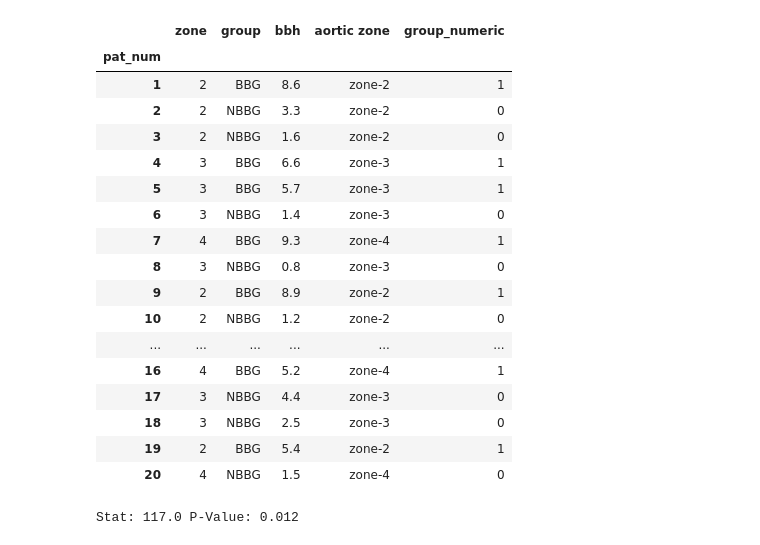
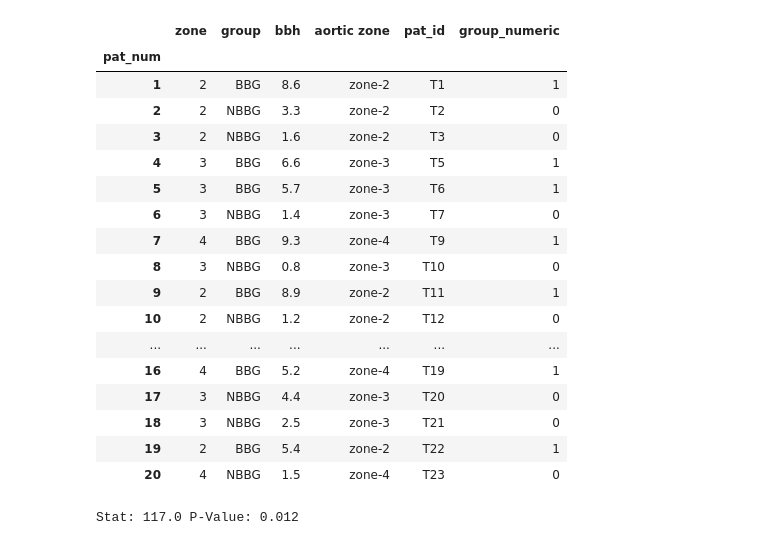
Before and after one commit to ninedigits/Bird-beak-Manuscript, a Jupyter notebook: python_code/Aortic Zone Testing.ipynb, the cells around one changed output. Saved outputs shown, nothing was run; the diff lists cells and outputs as text; code cells hidden in the pictures.

```diff
--- a/python_code/Aortic Zone Testing.ipynb
+++ b/python_code/Aortic Zone Testing.ipynb
@@ -5,56 +5,30 @@ import numpy as np
 import matplotlib.pyplot as plt
 import seaborn as sns
 %matplotlib inline
-# %%
-# Read in zones and bird-beak data.
-zones = pd.read_csv('zones_group_bbh.csv')
-zones = zones[['zone', 'group', 'bbh']]
-zones['aortic zone'] = 'zone-'+zones['zone'].astype(str)
-zones['pat_num'] = np.r_[1:21]
-pat_map = {
-           1: 'T1',
-           2: 'T2',
-           3: 'T3',
-           4: 'T5',
-           5: 'T6',
-           6: 'T7',
-           7: 'T9',
-           8: 'T10',
-           9: 'T11',
-          10: 'T12',
-          11: 'T13',
-          12: 'T14',
-          13: 'T16',
-          14: 'T17',
-          15: 'T18',
-          16: 'T19',
-          17: 'T20',
-          18: 'T21',
-          19: 'T22',
-          20: 'T23'
-                    }
-zones['group_numeric'] = zones['group'].apply(lambda x: 1 if x=='BBG' else 0)
-zones.set_index('pat_num',inplace=True)
-zones
-# %% [output]
-|  | zone | group | bbh | aortic zone | group_numeric |
-| pat_num |  |  |  |  |  |
-| 1 | 2 | BBG | 8.6 | zone-2 | 1 |
-| 2 | 2 | NBBG | 3.3 | zone-2 | 0 |
-| 3 | 2 | NBBG | 1.6 | zone-2 | 0 |
-| 4 | 3 | BBG | 6.6 | zone-3 | 1 |
-| 5 | 3 | BBG | 5.7 | zone-3 | 1 |
-| 6 | 3 | NBBG | 1.4 | zone-3 | 0 |
-| 7 | 4 | BBG | 9.3 | zone-4 | 1 |
-| 8 | 3 | NBBG | 0.8 | zone-3 | 0 |
-| 9 | 2 | BBG | 8.9 | zone-2 | 1 |
-| 10 | 2 | NBBG | 1.2 | zone-2 | 0 |
-| ... | ... | ... | ... | ... | ... |
-| 16 | 4 | BBG | 5.2 | zone-4 | 1 |
-| 17 | 3 | NBBG | 4.4 | zone-3 | 0 |
-| 18 | 3 | NBBG | 2.5 | zone-3 | 0 |
-| 19 | 2 | BBG | 5.4 | zone-2 | 1 |
-| 20 | 4 | NBBG | 1.5 | zone-4 | 0 |
+# %%
+# Read in zones and bird-beak data.
+zones = pd.read_csv('zones_group_bbh.csv')
+zones = zones.set_index('pat_num')
+zones
+# %% [output]
+|  | zone | group | bbh | aortic zone | pat_id | group_numeric |
+| pat_num |  |  |  |  |  |  |
+| 1 | 2 | BBG | 8.6 | zone-2 | T1 | 1 |
+| 2 | 2 | NBBG | 3.3 | zone-2 | T2 | 0 |
+| 3 | 2 | NBBG | 1.6 | zone-2 | T3 | 0 |
+| 4 | 3 | BBG | 6.6 | zone-3 | T5 | 1 |
+| 5 | 3 | BBG | 5.7 | zone-3 | T6 | 1 |
+| 6 | 3 | NBBG | 1.4 | zone-3 | T7 | 0 |
+| 7 | 4 | BBG | 9.3 | zone-4 | T9 | 1 |
+| 8 | 3 | NBBG | 0.8 | zone-3 | T10 | 0 |
+| 9 | 2 | BBG | 8.9 | zone-2 | T11 | 1 |
+| 10 | 2 | NBBG | 1.2 | zone-2 | T12 | 0 |
+| ... | ... | ... | ... | ... | ... | ... |
+| 16 | 4 | BBG | 5.2 | zone-4 | T19 | 1 |
+| 17 | 3 | NBBG | 4.4 | zone-3 | T20 | 0 |
+| 18 | 3 | NBBG | 2.5 | zone-3 | T21 | 0 |
+| 19 | 2 | BBG | 5.4 | zone-2 | T22 | 1 |
+| 20 | 4 | NBBG | 1.5 | zone-4 | T23 | 0 |
 # %%
 # Test
 statistic, p = stats.mannwhitneyu(x=zones['zone'], y=zones['bbh'])
```
Also changed, not shown: parts of 2 cells of this notebook, 1 other file.
